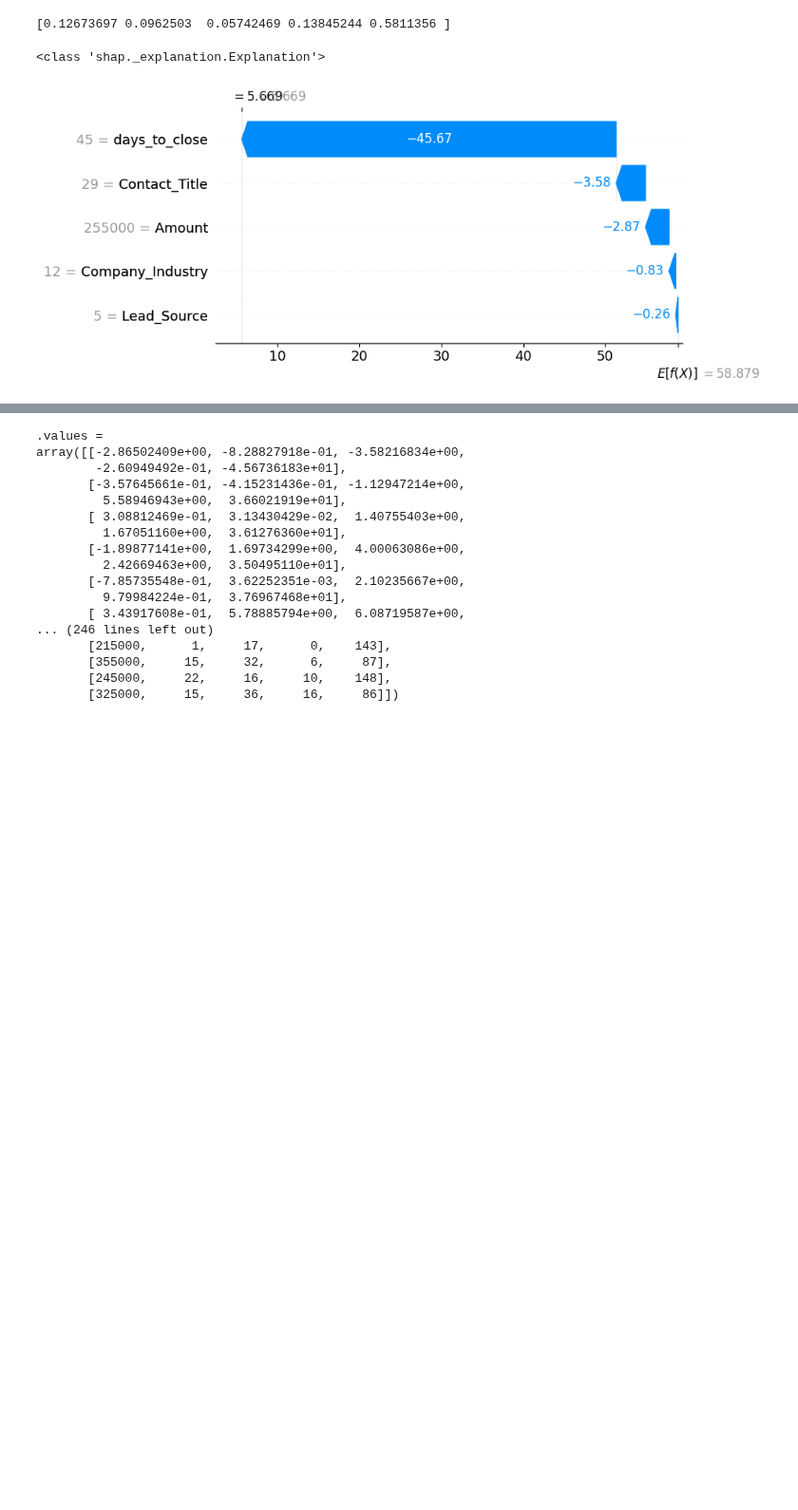
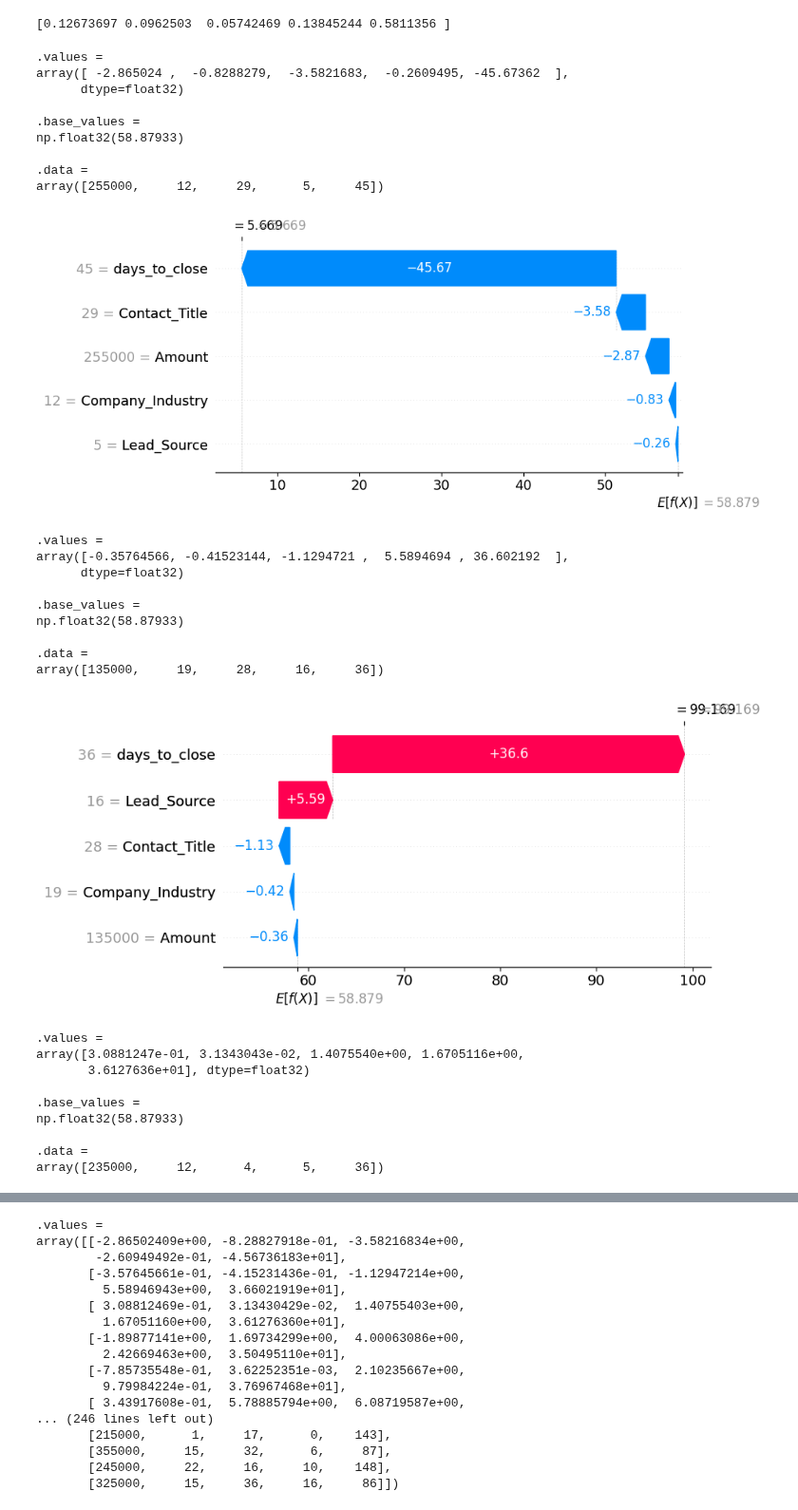
Before and after one commit to lakshmansierra/poc_xg_boost, a Jupyter notebook: 02-Stage-Probability-Predictor/2_xg_boost.ipynb, the cells around one changed output, grey strips where cells are left out. Shown at 95% size. Saved outputs shown, nothing was run; the diff lists cells and outputs as text; code cells hidden in the pictures; blank space fills up the shorter version.

```diff
--- a/02-Stage-Probability-Predictor/2_xg_boost.ipynb
+++ b/02-Stage-Probability-Predictor/2_xg_boost.ipynb
@@ -526,10 +526,38 @@ print(xgb_model_train.feature_importances_)
 # %%
 import shap
 
 explainer = shap.Explainer(xgb_model_train)
 shap_values = explainer(X_train_new)
-print(type(shap_values))
-shap.plots.waterfall(shap_values[0])
+for i in range(0,len(X_train)):
+    print(shap_values[i])
+    shap.plots.waterfall(shap_values[i])
 # %% [output]
-<class 'shap._explanation.Explanation'>
+.values =
+array([ -2.865024 ,  -0.8288279,  -3.5821683,  -0.2609495, -45.67362  ],
+      dtype=float32)
+
+.base_values =
+np.float32(58.87933)
+
+.data =
+array([255000,     12,     29,      5,     45])
 [figure]
+.values =
+array([-0.35764566, -0.41523144, -1.1294721 ,  5.5894694 , 36.602192  ],
+      dtype=float32)
+
+.base_values =
+np.float32(58.87933)
+
+.data =
+array([135000,     19,     28,     16,     36])
+[figure, added]
+.values =
+array([3.0881247e-01, 3.1343043e-02, 1.4075540e+00, 1.6705116e+00,
+       3.6127636e+01], dtype=float32)
+
+.base_values =
+np.float32(58.87933)
+
+.data =
+array([235000,     12,      4,      5,     36])
```
Also changed, not shown: parts of 1 cell of this notebook, 1 other file.
